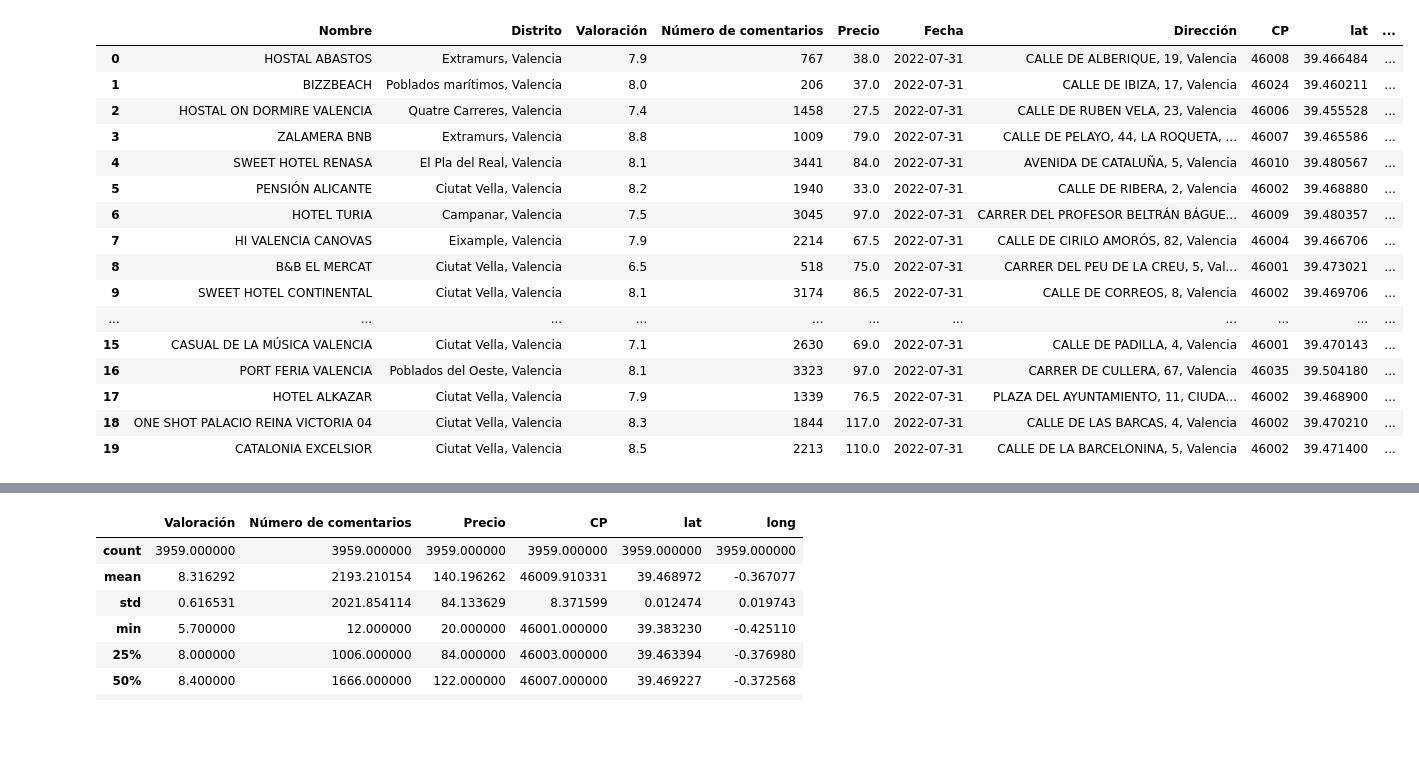
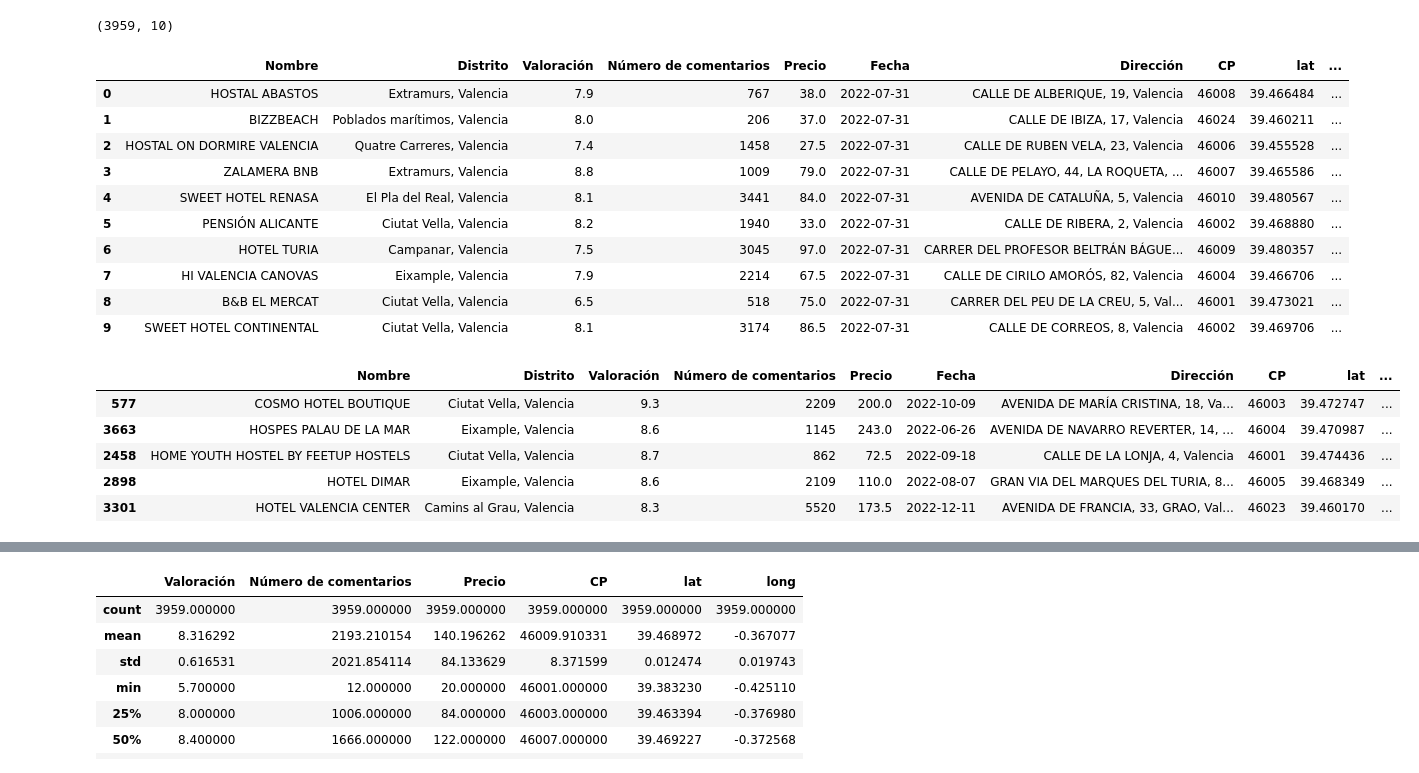
Before and after one commit to LMmansilla/Grupo14_Procesamiento, a Jupyter notebook: PD_valencia_hoteles.ipynb, the cells around one changed output, grey strips where cells are left out. Drawn from its saved outputs; the diff is of its cells as text; code cells hidden in the pictures; blank space fills up the shorter version.

```diff
--- a/PD_valencia_hoteles.ipynb
+++ b/PD_valencia_hoteles.ipynb
@@ -6,23 +6,32 @@ import seaborn as sns
 # %%
 # Cargar archivos CSV
 precios_hoteles = pd.read_csv('valenciahoteles.csv', encoding='latin-1')
+# %%
+# Se visualiza el número de registros y variables
+precios_hoteles.shape
+# %% [output]
+(3959, 10)
 # %%
-precios_hoteles.head(20)
+precios_hoteles.head(10)
 # %% [output]
 |  | Nombre | Distrito | Valoración | Número de comentarios | Precio | Fecha | Dirección | CP | lat | ... |
 | 0 | HOSTAL ABASTOS | Extramurs, Valencia | 7.9 | 767 | 38.0 | 2022-07-31 | CALLE DE ALBERIQUE, 19, Valencia | 46008 | 39.466484 | ... |
 | 1 | BIZZBEACH | Poblados marítimos, Valencia | 8.0 | 206 | 37.0 | 2022-07-31 | CALLE DE IBIZA, 17, Valencia | 46024 | 39.460211 | ... |
 | 2 | HOSTAL ON DORMIRE VALENCIA | Quatre Carreres, Valencia | 7.4 | 1458 | 27.5 | 2022-07-31 | CALLE DE RUBEN VELA, 23, Valencia | 46006 | 39.455528 | ... |
 | 3 | ZALAMERA BNB | Extramurs, Valencia | 8.8 | 1009 | 79.0 | 2022-07-31 | CALLE DE PELAYO, 44, LA ROQUETA, ... | 46007 | 39.465586 | ... |
 | 4 | SWEET HOTEL RENASA | El Pla del Real, Valencia | 8.1 | 3441 | 84.0 | 2022-07-31 | AVENIDA DE CATALUÑA, 5, Valencia | 46010 | 39.480567 | ... |
 | 5 | PENSIÓN ALICANTE | Ciutat Vella, Valencia | 8.2 | 1940 | 33.0 | 2022-07-31 | CALLE DE RIBERA, 2, Valencia | 46002 | 39.468880 | ... |
 | 6 | HOTEL TURIA | Campanar, Valencia | 7.5 | 3045 | 97.0 | 2022-07-31 | CARRER DEL PROFESOR BELTRÁN BÁGUE... | 46009 | 39.480357 | ... |
 | 7 | HI VALENCIA CANOVAS | Eixample, Valencia | 7.9 | 2214 | 67.5 | 2022-07-31 | CALLE DE CIRILO AMORÓS, 82, Valencia | 46004 | 39.466706 | ... |
 | 8 | B&B EL MERCAT | Ciutat Vella, Valencia | 6.5 | 518 | 75.0 | 2022-07-31 | CARRER DEL PEU DE LA CREU, 5, Val... | 46001 | 39.473021 | ... |
 | 9 | SWEET HOTEL CONTINENTAL | Ciutat Vella, Valencia | 8.1 | 3174 | 86.5 | 2022-07-31 | CALLE DE CORREOS, 8, Valencia | 46002 | 39.469706 | ... |
-| ... | ... | ... | ... | ... | ... | ... | ... | ... | ... | ... |
-| 15 | CASUAL DE LA MÚSICA VALENCIA | Ciutat Vella, Valencia | 7.1 | 2630 | 69.0 | 2022-07-31 | CALLE DE PADILLA, 4, Valencia | 46001 | 39.470143 | ... |
-| 16 | PORT FERIA VALENCIA | Poblados del Oeste, Valencia | 8.1 | 3323 | 97.0 | 2022-07-31 | CARRER DE CULLERA, 67, Valencia | 46035 | 39.504180 | ... |
-| 17 | HOTEL ALKAZAR | Ciutat Vella, Valencia | 7.9 | 1339 | 76.5 | 2022-07-31 | PLAZA DEL AYUNTAMIENTO, 11, CIUDA... | 46002 | 39.468900 | ... |
-| 18 | ONE SHOT PALACIO REINA VICTORIA 04 | Ciutat Vella, Valencia | 8.3 | 1844 | 117.0 | 2022-07-31 | CALLE DE LAS BARCAS, 4, Valencia | 46002 | 39.470210 | ... |
-| 19 | CATALONIA EXCELSIOR | Ciutat Vella, Valencia | 8.5 | 2213 | 110.0 | 2022-07-31 | CALLE DE LA BARCELONINA, 5, Valencia | 46002 | 39.471400 | ... |
+# %%
+# Se visualizan 3 registros aleatorios con sus respectivas variables
+precios_hoteles.sample(5)
+# %% [output]
+|  | Nombre | Distrito | Valoración | Número de comentarios | Precio | Fecha | Dirección | CP | lat | ... |
+| 577 | COSMO HOTEL BOUTIQUE | Ciutat Vella, Valencia | 9.3 | 2209 | 200.0 | 2022-10-09 | AVENIDA DE MARÍA CRISTINA, 18, Va... | 46003 | 39.472747 | ... |
+| 3663 | HOSPES PALAU DE LA MAR | Eixample, Valencia | 8.6 | 1145 | 243.0 | 2022-06-26 | AVENIDA DE NAVARRO REVERTER, 14, ... | 46004 | 39.470987 | ... |
+| 2458 | HOME YOUTH HOSTEL BY FEETUP HOSTELS | Ciutat Vella, Valencia | 8.7 | 862 | 72.5 | 2022-09-18 | CALLE DE LA LONJA, 4, Valencia | 46001 | 39.474436 | ... |
+| 2898 | HOTEL DIMAR | Eixample, Valencia | 8.6 | 2109 | 110.0 | 2022-08-07 | GRAN VIA DEL MARQUES DEL TURIA, 8... | 46005 | 39.468349 | ... |
+| 3301 | HOTEL VALENCIA CENTER | Camins al Grau, Valencia | 8.3 | 5520 | 173.5 | 2022-12-11 | AVENIDA DE FRANCIA, 33, GRAO, Val... | 46023 | 39.460170 | ... |
```
Also changed, not shown: parts of 15 cells of this notebook.
